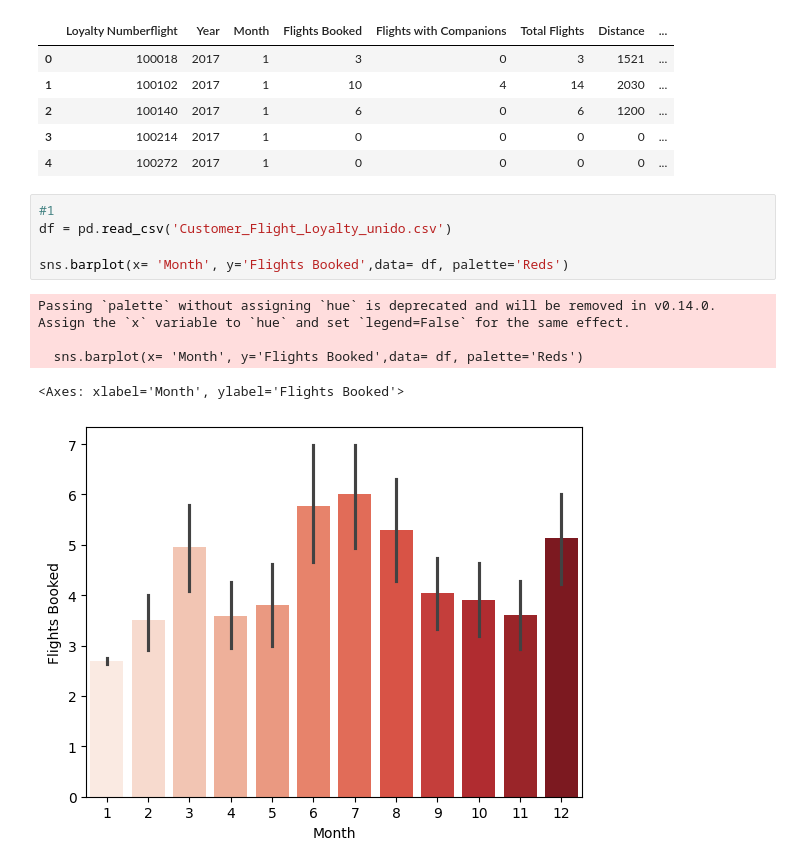
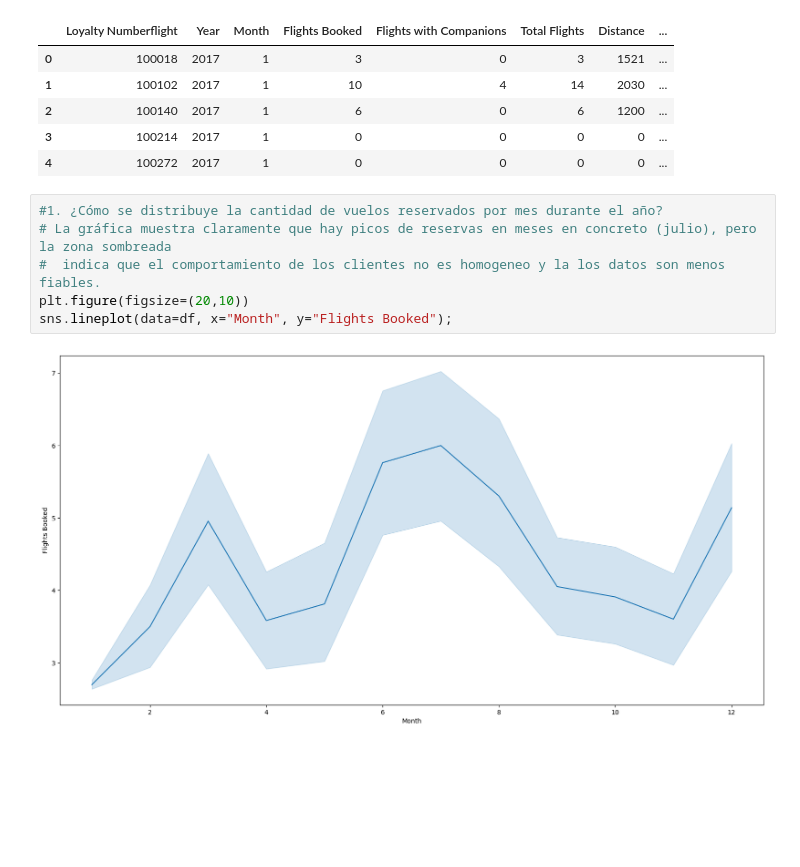
Before and after one commit to Adalab/bda-modulo-3-evaluacion-final-CecileSC, a Jupyter notebook: visualizacion.ipynb, the cells around one changed output. Cells and saved outputs as stored; diff of their text form; blank space fills up the shorter version.

```diff
--- a/visualizacion.ipynb
+++ b/visualizacion.ipynb
@@ -24,16 +24,13 @@ df.head()
 | 2 | 100140 | 2017 | 1 | 6 | 0 | 6 | 1200 | ... |
 | 3 | 100214 | 2017 | 1 | 0 | 0 | 0 | 0 | ... |
 | 4 | 100272 | 2017 | 1 | 0 | 0 | 0 | 0 | ... |
-# %%
-#1
-df = pd.read_csv('Customer_Flight_Loyalty_unido.csv')
-
-sns.barplot(x= 'Month', y='Flights Booked',data= df, palette='Reds')
-# %% [output]
-Passing `palette` without assigning `hue` is deprecated and will be removed in v0.14.0. Assign the `x` variable to `hue` and set `legend=False` for the same effect.
-
-  sns.barplot(x= 'Month', y='Flights Booked',data= df, palette='Reds')
-<Axes: xlabel='Month', ylabel='Flights Booked'>
-[figure, removed]
+# %%
+#1.	¿Cómo se distribuye la cantidad de vuelos reservados por mes durante el año?
+# La gráfica muestra claramente que hay picos de reservas en meses en concreto (julio), pero la zona sombreada
+#  indica que el comportamiento de los clientes no es homogeneo y la los datos son menos fiables.
+plt.figure(figsize=(20,10))
+sns.lineplot(data=df, x="Month", y="Flights Booked");
+# %% [output]
+[figure, added]
 # %%
 #2 ¿Existe una relación entre la distancia de los vuelos y los puntos acumulados por los clientes?
```
Also changed, not shown: parts of 11 cells of this notebook.
